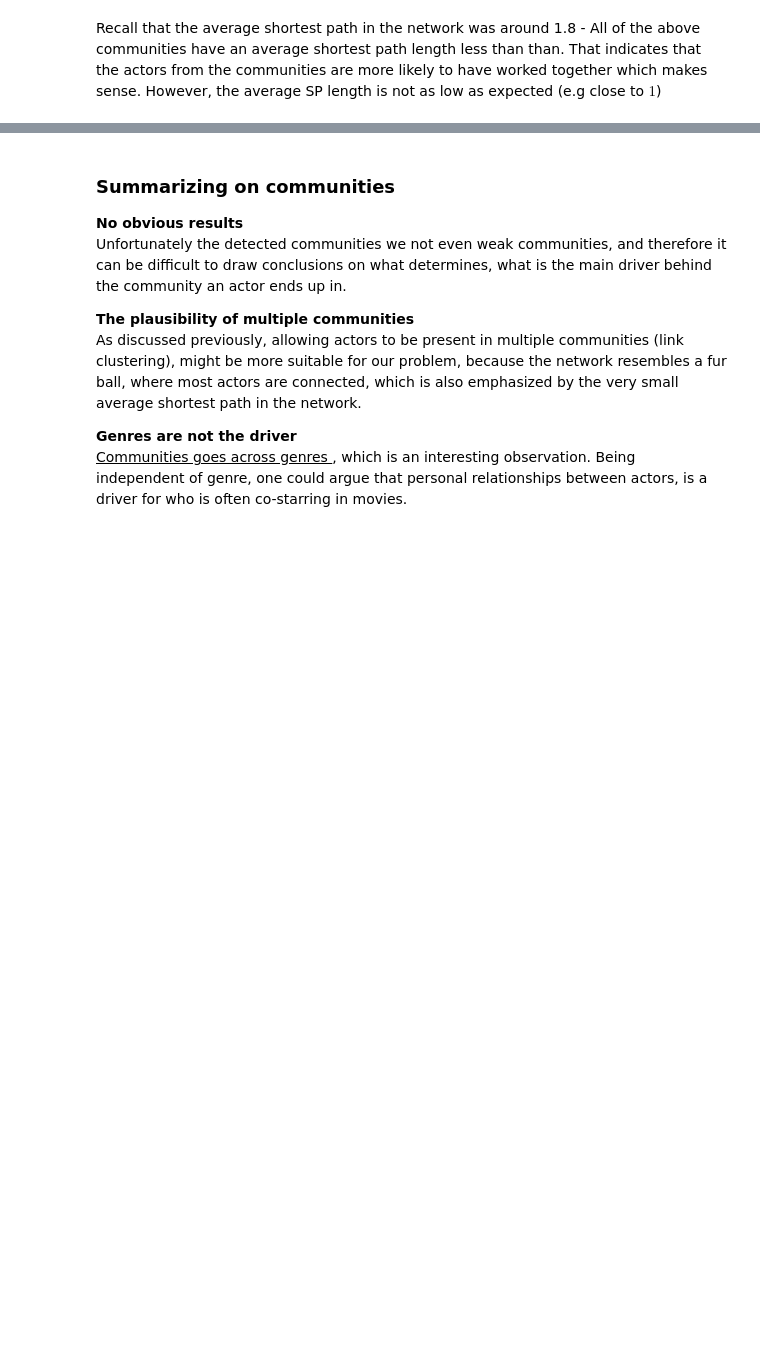
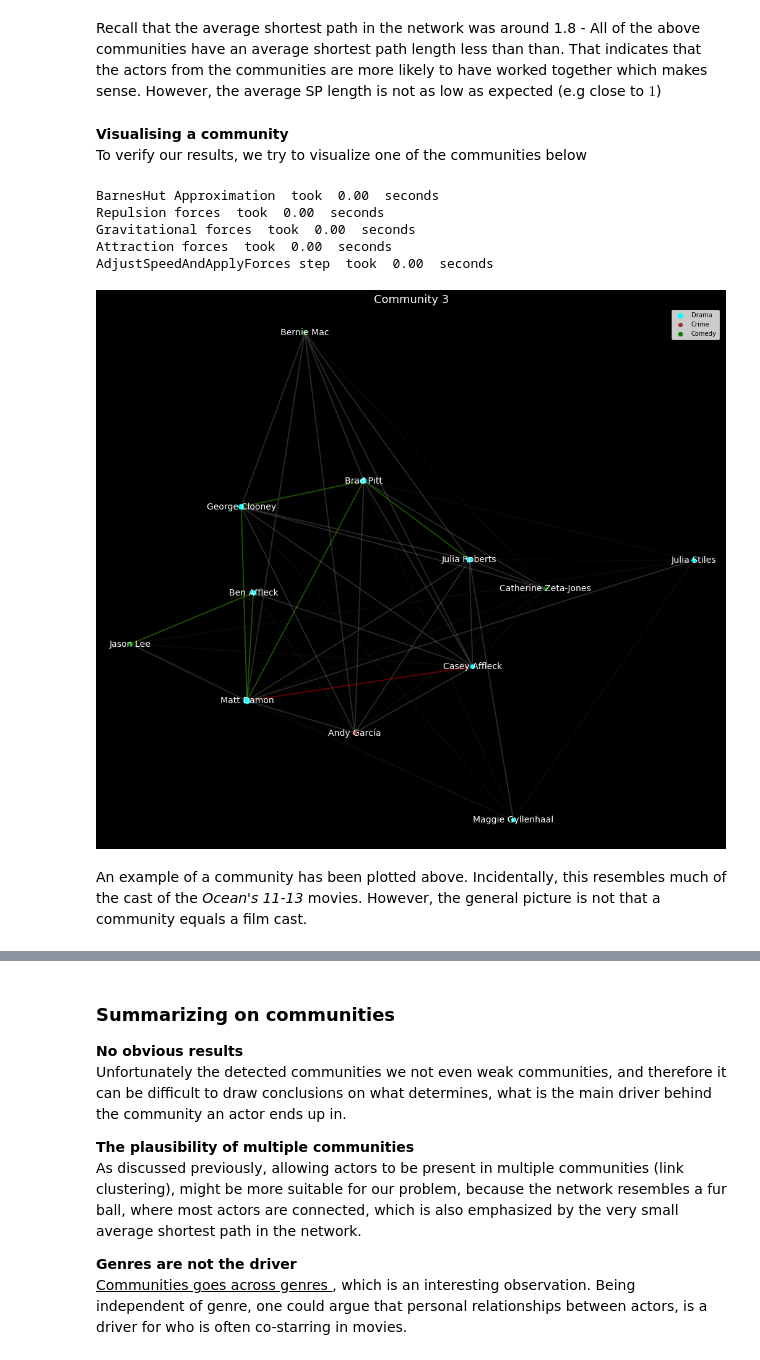
Before and after one commit to GSHDK/Social-Graphs-and-Interactions, a Jupyter notebook: Project assignment B.ipynb, the cells around one changed output, grey strips where cells are left out. Drawn from its saved outputs; the diff is of its cells as text; code cells hidden in the pictures; blank space fills up the shorter version.

```diff
--- a/Project assignment B.ipynb
+++ b/Project assignment B.ipynb
@@ -679,4 +665,20 @@ Average shortest paths of each community
 18 1.17
 # %% [markdown]
 Recall that the average shortest path in the network was around 1.8 - All of the above communities have an average shortest path length less than than. That indicates that the actors from the communities are more likely to have worked together which makes sense. However, the average SP length is not as low as expected (e.g close to $1$)
+# %% [markdown]
+<b> Visualising a community </b> <br>
+To verify our results, we try to visualize one of the communities below
+# %%
+ax = plot_graph(G.subgraph(get_community_nodes(3)), actor_label_movie_limit=1, inverse_color=True)
+plt.title('Community 3', fontsize = 18)
+plt.show()
+# %% [output]
+BarnesHut Approximation  took  0.00  seconds
+Repulsion forces  took  0.00  seconds
+Gravitational forces  took  0.00  seconds
+Attraction forces  took  0.00  seconds
+AdjustSpeedAndApplyForces step  took  0.00  seconds
+[figure, added]
+# %% [markdown]
+An example of a community has been plotted above. Incidentally, this resembles much of the cast of the <i> Ocean's 11-13 </i> movies. However, the general picture is not that a community equals a film cast.
 # %% [markdown]
```
Also changed, not shown: parts of 27 cells of this notebook.
